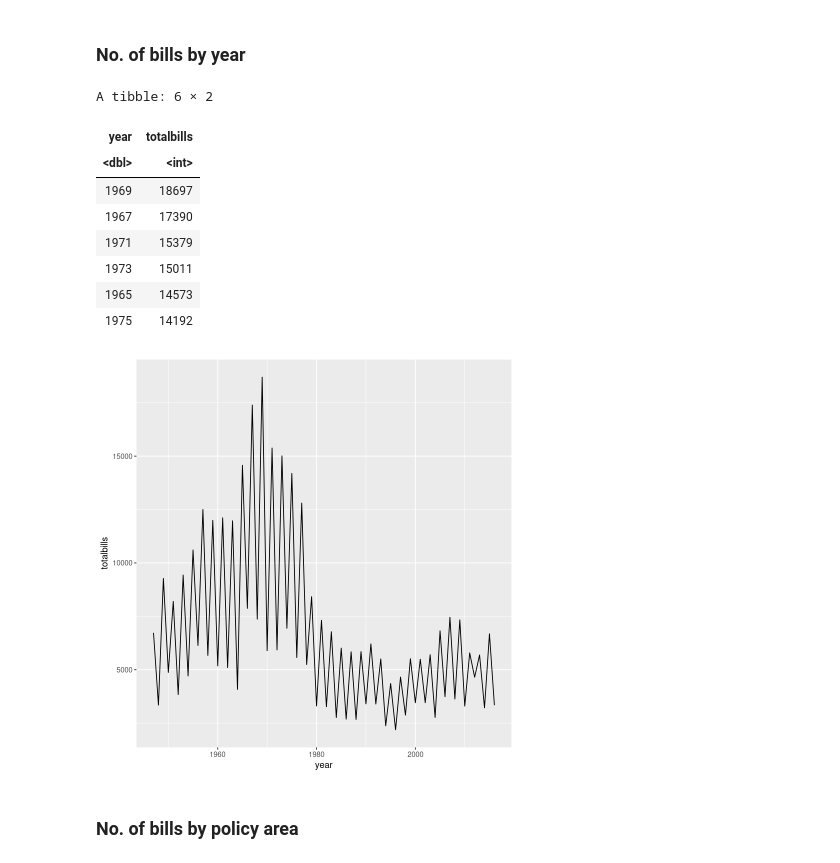
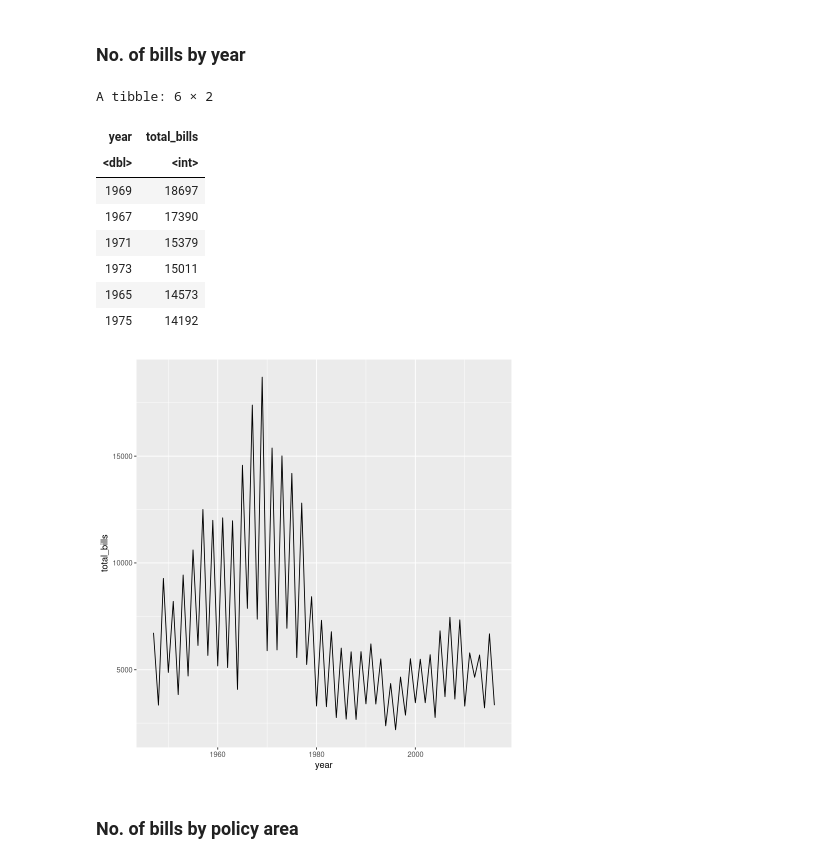
Before and after one commit to pallabee/EDA-for-Text-using-R, a Jupyter notebook: Inspecting_data.ipynb, the cells around one changed output. Drawn from its saved outputs; the diff is of its cells as text; code cells hidden in the pictures.

```diff
--- a/Inspecting_data.ipynb
+++ b/Inspecting_data.ipynb
@@ -93,12 +93,12 @@ $ policy      <dbl> 1, 16, 16, 12, 16, 16, 2, 5, 21, 21, 16, 5, 10, 16, 1, 13,
 df2_year <- df2 %>%
     select(year,bill_no) %>%
     count(year,sort=TRUE) %>%
-    rename(totalbills = n)
+    rename(total_bills = n)
 # %%
 head(df2_year)
 # %% [output]
 A tibble: 6 × 2
-| year | totalbills |
+| year | total_bills |
 | <dbl> | <int> |
 | 1969 | 18697 |
 | 1967 | 17390 |
@@ -107,9 +107,9 @@ A tibble: 6 × 2
 | 1965 | 14573 |
 | 1975 | 14192 |
 # %%
-ggplot(df2_year,aes(x=year, y=totalbills)) + geom_line()
+ggplot(df2_year,aes(x=year, y=total_bills)) + geom_line()
 # %% [output]
-[figure, old version]
+[figure, new version]
 # %% [markdown]
 ### No. of bills by policy area
 # %%
```
Also changed, not shown: parts of 11 cells of this notebook.
